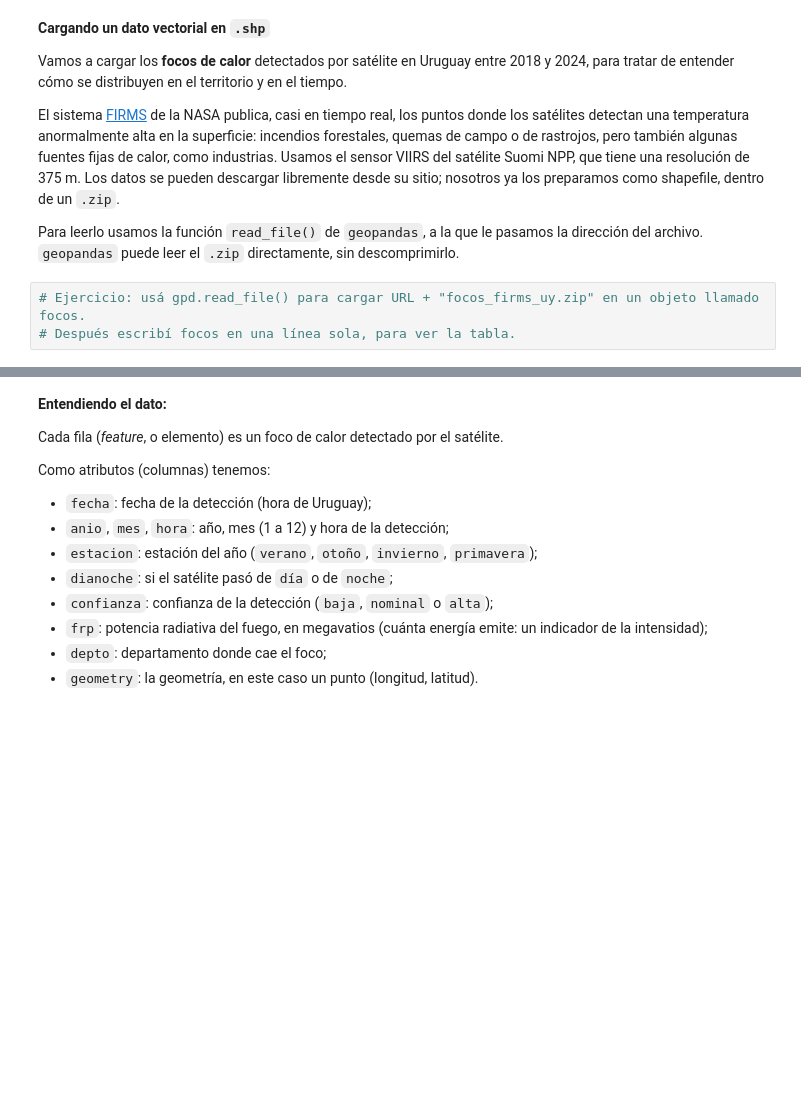
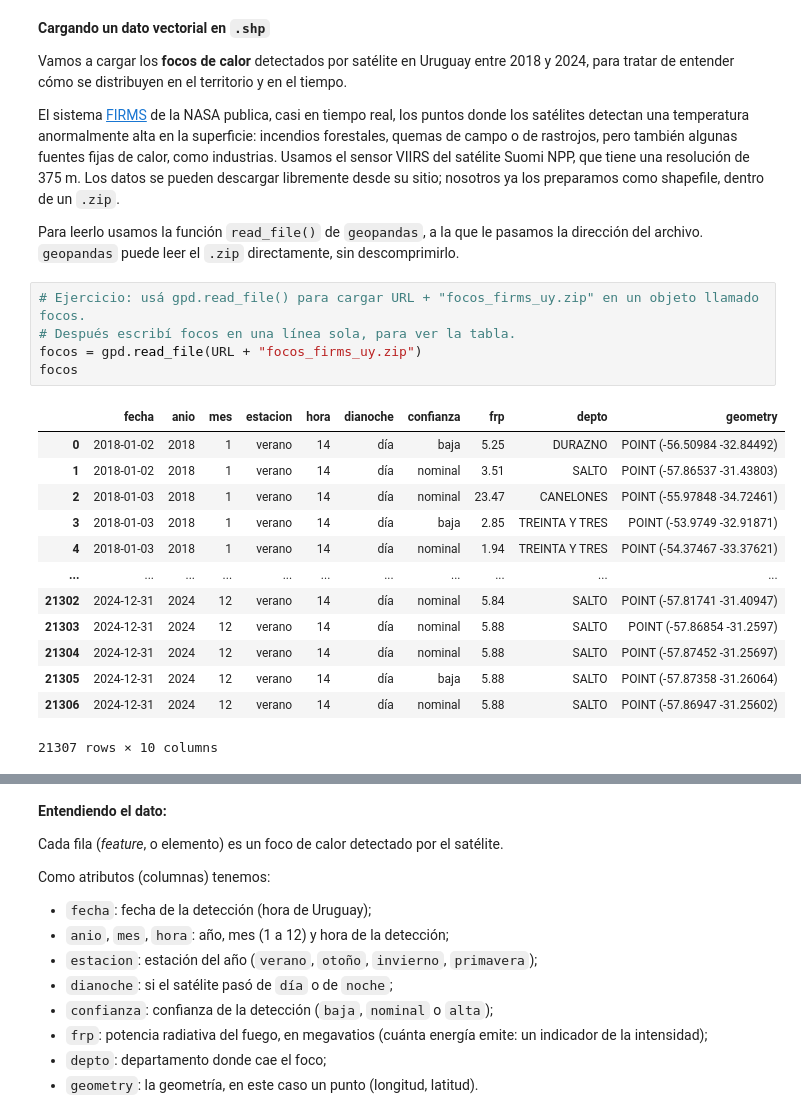
Before and after one commit to FelipeSBarros/taller-sig-python-utec-2026, a Jupyter notebook: T1_Introduccion_SIG_Python.ipynb, the cells around one changed output, grey strips where cells are left out. Saved outputs shown, nothing was run; the diff lists cells and outputs as text; blank space fills up the shorter version.

```diff
--- a/T1_Introduccion_SIG_Python.ipynb
+++ b/T1_Introduccion_SIG_Python.ipynb
@@ -102,6 +102,22 @@ Para leerlo usamos la función `read_file()` de `geopandas`, a la que le pasamos
 # %%
 # Ejercicio: usá gpd.read_file() para cargar URL + "focos_firms_uy.zip" en un objeto llamado focos.
 # Después escribí focos en una línea sola, para ver la tabla.
+focos = gpd.read_file(URL + "focos_firms_uy.zip")
+focos
+# %% [output]
+|  | fecha | anio | mes | estacion | hora | dianoche | confianza | frp | depto | geometry |
+| 0 | 2018-01-02 | 2018 | 1 | verano | 14 | día | baja | 5.25 | DURAZNO | POINT (-56.50984 -32.84492) |
+| 1 | 2018-01-02 | 2018 | 1 | verano | 14 | día | nominal | 3.51 | SALTO | POINT (-57.86537 -31.43803) |
+| 2 | 2018-01-03 | 2018 | 1 | verano | 14 | día | nominal | 23.47 | CANELONES | POINT (-55.97848 -34.72461) |
+| 3 | 2018-01-03 | 2018 | 1 | verano | 14 | día | baja | 2.85 | TREINTA Y TRES | POINT (-53.9749 -32.91871) |
+| 4 | 2018-01-03 | 2018 | 1 | verano | 14 | día | nominal | 1.94 | TREINTA Y TRES | POINT (-54.37467 -33.37621) |
+| ... | ... | ... | ... | ... | ... | ... | ... | ... | ... | ... |
+| 21302 | 2024-12-31 | 2024 | 12 | verano | 14 | día | nominal | 5.84 | SALTO | POINT (-57.81741 -31.40947) |
+| 21303 | 2024-12-31 | 2024 | 12 | verano | 14 | día | nominal | 5.88 | SALTO | POINT (-57.86854 -31.2597) |
+| 21304 | 2024-12-31 | 2024 | 12 | verano | 14 | día | nominal | 5.88 | SALTO | POINT (-57.87452 -31.25697) |
+| 21305 | 2024-12-31 | 2024 | 12 | verano | 14 | día | baja | 5.88 | SALTO | POINT (-57.87358 -31.26064) |
+| 21306 | 2024-12-31 | 2024 | 12 | verano | 14 | día | nominal | 5.88 | SALTO | POINT (-57.86947 -31.25602) |
+21307 rows × 10 columns
 # %% [markdown]
 #### Geopandas
 
```
Also changed, not shown: parts of 8 cells of this notebook.
